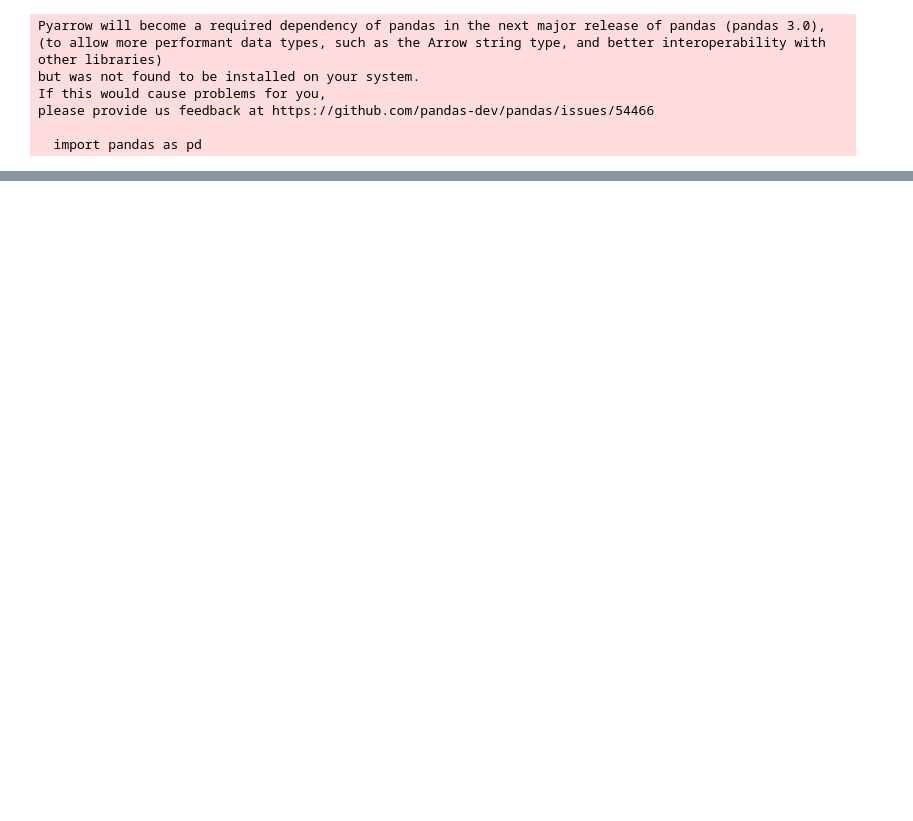
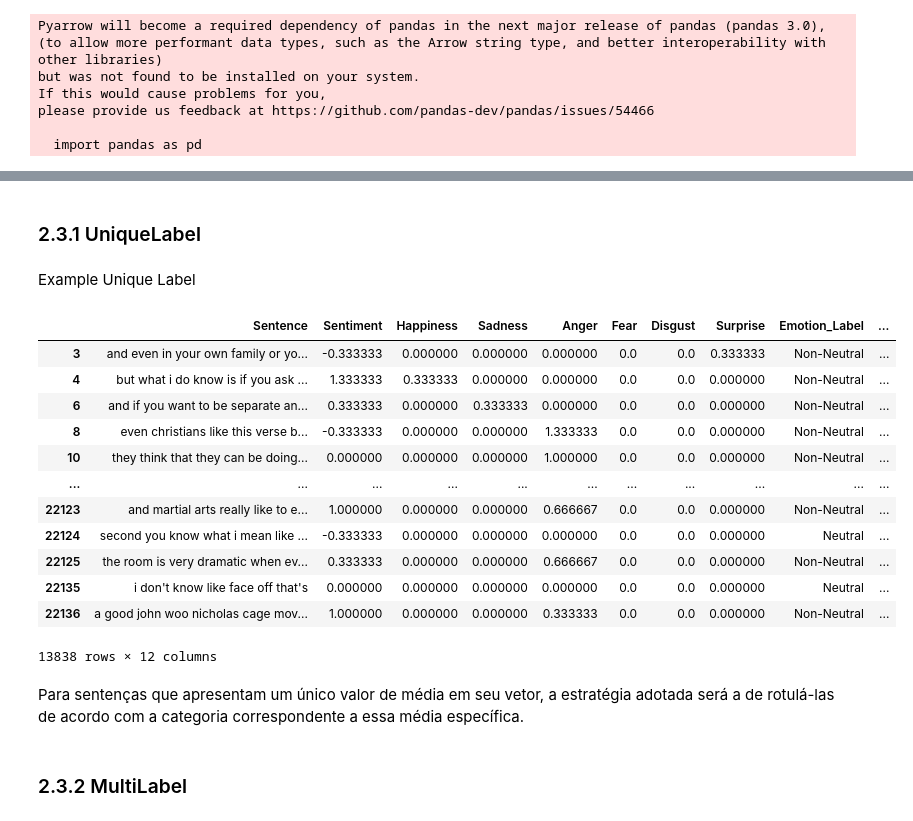
Before and after one commit to viniciusparede/msc, a Jupyter notebook: notebooks/EDA.ipynb, the cells around one changed output, grey strips where cells are left out. Cells and saved outputs as stored; diff of their text form; code cells hidden in the pictures; blank space fills up the shorter version.

```diff
--- a/notebooks/EDA.ipynb
+++ b/notebooks/EDA.ipynb
@@ -62,0 +388,24 @@ None
+# %% [markdown]
+### 2.3.1 UniqueLabel
+# %% [markdown]
+Example Unique Label
+# %%
+display(unique_label_df)
+# %% [output]
+|  | Sentence | Sentiment | Happiness | Sadness | Anger | Fear | Disgust | Surprise | Emotion_Label | ... |
+| 3 | and even in your own family or yo... | -0.333333 | 0.000000 | 0.000000 | 0.000000 | 0.0 | 0.0 | 0.333333 | Non-Neutral | ... |
+| 4 | but what i do know is if you ask ... | 1.333333 | 0.333333 | 0.000000 | 0.000000 | 0.0 | 0.0 | 0.000000 | Non-Neutral | ... |
+| 6 | and if you want to be separate an... | 0.333333 | 0.000000 | 0.333333 | 0.000000 | 0.0 | 0.0 | 0.000000 | Non-Neutral | ... |
+| 8 | even christians like this verse b... | -0.333333 | 0.000000 | 0.000000 | 1.333333 | 0.0 | 0.0 | 0.000000 | Non-Neutral | ... |
+| 10 | they think that they can be doing... | 0.000000 | 0.000000 | 0.000000 | 1.000000 | 0.0 | 0.0 | 0.000000 | Non-Neutral | ... |
+| ... | ... | ... | ... | ... | ... | ... | ... | ... | ... | ... |
+| 22123 | and martial arts really like to e... | 1.000000 | 0.000000 | 0.000000 | 0.666667 | 0.0 | 0.0 | 0.000000 | Non-Neutral | ... |
+| 22124 | second you know what i mean like ... | -0.333333 | 0.000000 | 0.000000 | 0.000000 | 0.0 | 0.0 | 0.000000 | Neutral | ... |
+| 22125 | the room is very dramatic when ev... | 0.333333 | 0.000000 | 0.000000 | 0.666667 | 0.0 | 0.0 | 0.000000 | Non-Neutral | ... |
+| 22135 | i don't know like face off that's | 0.000000 | 0.000000 | 0.000000 | 0.000000 | 0.0 | 0.0 | 0.000000 | Neutral | ... |
+| 22136 | a good john woo nicholas cage mov... | 1.000000 | 0.000000 | 0.000000 | 0.333333 | 0.0 | 0.0 | 0.000000 | Non-Neutral | ... |
+13838 rows × 12 columns
+# %% [markdown]
+Para sentenças que apresentam um único valor de média em seu vetor, a estratégia adotada será a de rotulá-las de acordo com a categoria correspondente a essa média específica.
+# %% [markdown]
+### 2.3.2 MultiLabel
```
Also changed, not shown: parts of 41 cells of this notebook, 2 other files.
